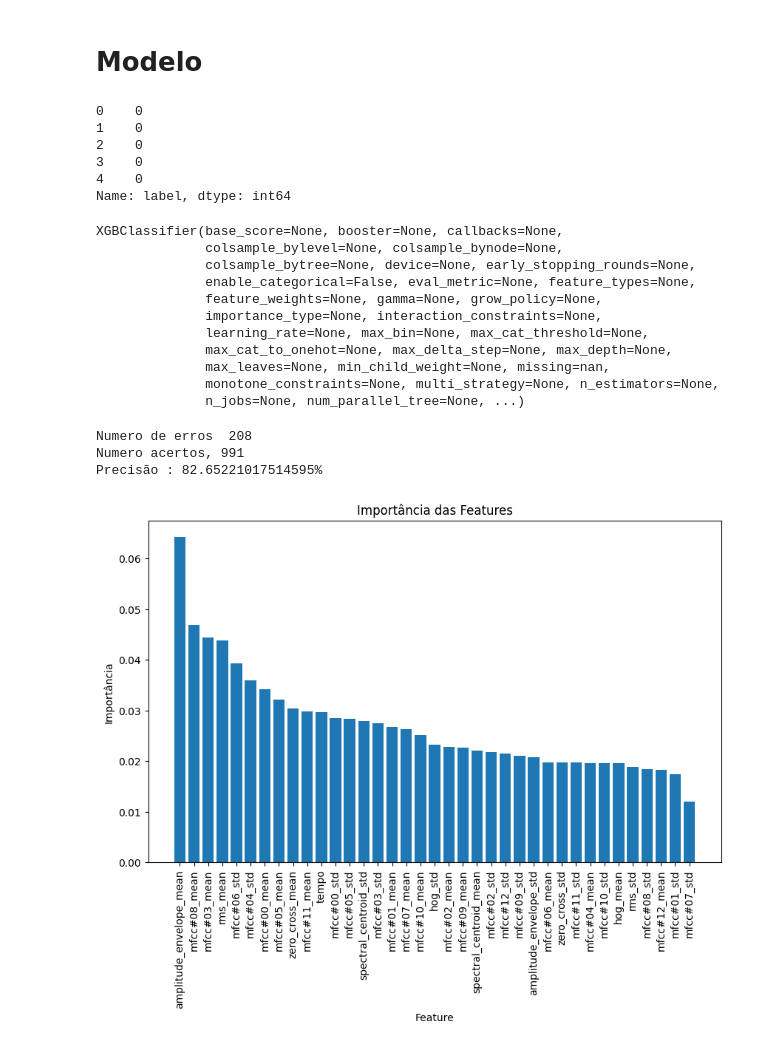
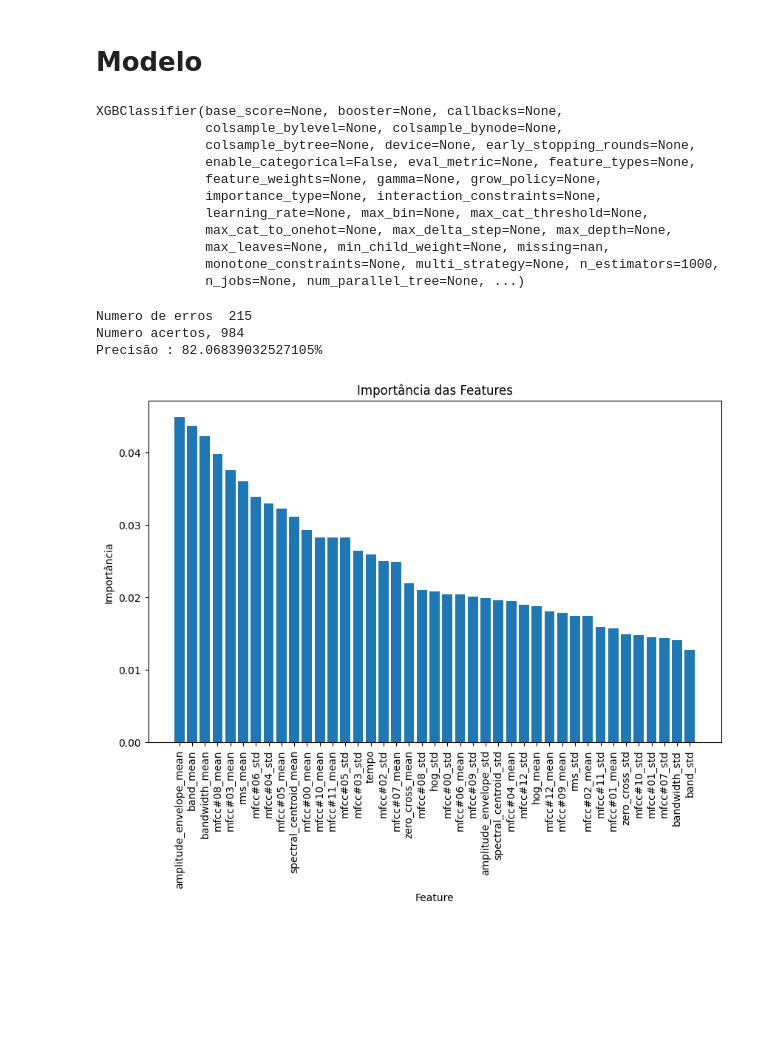
Before and after one commit to Ayrsz/GenreRecognizer, a Jupyter notebook: Model.ipynb, the cells around one changed output. Drawn from its saved outputs; the diff is of its cells as text; code cells hidden in the pictures; blank space fills up the shorter version.

```diff
--- a/Model.ipynb
+++ b/Model.ipynb
@@ -193,19 +191,10 @@ data_non_feat = data.drop(columns = data_feat.columns)
 names = data["name"]
 dir_imgs = data["dir_image"]
 labels = data["label"]
-
-labels.head()
-# %% [output]
-0    0
-1    0
-2    0
-3    0
-4    0
-Name: label, dtype: int64
 # %%
 X_train, X_test, Y_train, Y_test = sk.model_selection.train_test_split(data_feat, labels, test_size= 0.2)
 # %%
-model = xgb.XGBClassifier()
+model = xgb.XGBClassifier(n_estimators = 1000)
 model.fit(X_train, Y_train)
 # %% [output]
 XGBClassifier(base_score=None, booster=None, callbacks=None,
@@ -217,7 +206,7 @@ XGBClassifier(base_score=None, booster=None, callbacks=None,
               learning_rate=None, max_bin=None, max_cat_threshold=None,
               max_cat_to_onehot=None, max_delta_step=None, max_depth=None,
               max_leaves=None, min_child_weight=None, missing=nan,
-              monotone_constraints=None, multi_strategy=None, n_estimators=None,
+              monotone_constraints=None, multi_strategy=None, n_estimators=1000,
               n_jobs=None, num_parallel_tree=None, ...)
 # %%
 pred = model.predict(X_test)
@@ -225,22 +214,24 @@ print(f"Numero de erros  {np.sum(pred != Y_test)}")
 print(f"Numero acertos, {np.sum(pred == Y_test)}")
 print(f"Precisão : {np.sum(pred == Y_test)*100/len(pred)}%")
 # %% [output]
-Numero de erros  208
-Numero acertos, 991
-Precisão : 82.65221017514595%
+Numero de erros  215
+Numero acertos, 984
+Precisão : 82.06839032527105%
 # %%
-importances = model.feature_importances_
-indices = np.argsort(importances)[::-1]
+def plot_importance(model):
+    importances = model.feature_importances_
+    indices = np.argsort(importances)[::-1]
+    plt.figure(figsize=(10, 6))
+    plt.title("Importância das Features")
+    plt.bar(range(X_train.shape[1]), importances[indices], align="center")
+    plt.xticks(range(X_train.shape[1]), np.array(data_feat.columns)[indices], rotation=90)
+    plt.xlabel("Feature")
+    plt.ylabel("Importância")
+    plt.show()
 
-plt.figure(figsize=(10, 6))
-plt.title("Importância das Features")
-plt.bar(range(X_train.shape[1]), importances[indices], align="center")
-plt.xticks(range(X_train.shape[1]), np.array(data_feat.columns)[indices], rotation=90)
-plt.xlabel("Feature")
-plt.ylabel("Importância")
-plt.show()
+plot_importance(model)
 # %% [output]
-[figure, old version]
+[figure, new version]
 # %%
 Y_right = [label_unmapping[i] for i in Y_test]
 pred_right = [label_unmapping[i] for i in pred]
```
Also changed, not shown: parts of 5 cells of this notebook, 2 other files.
